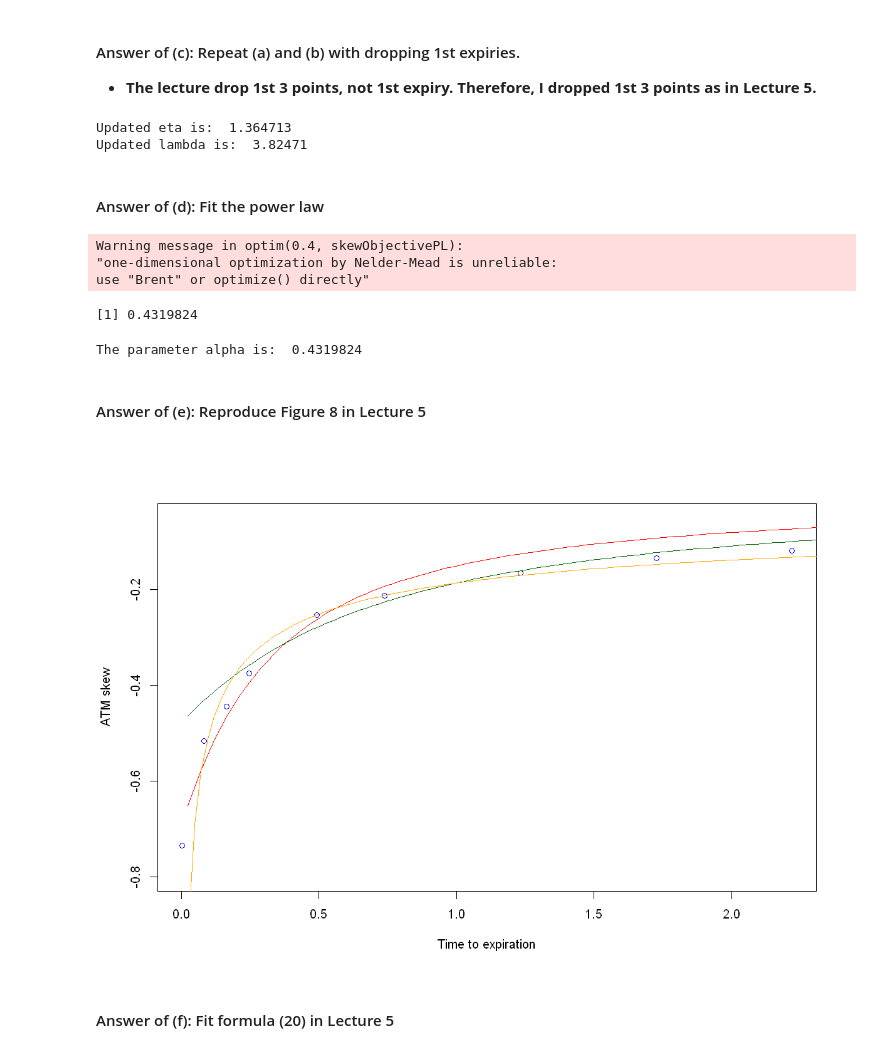
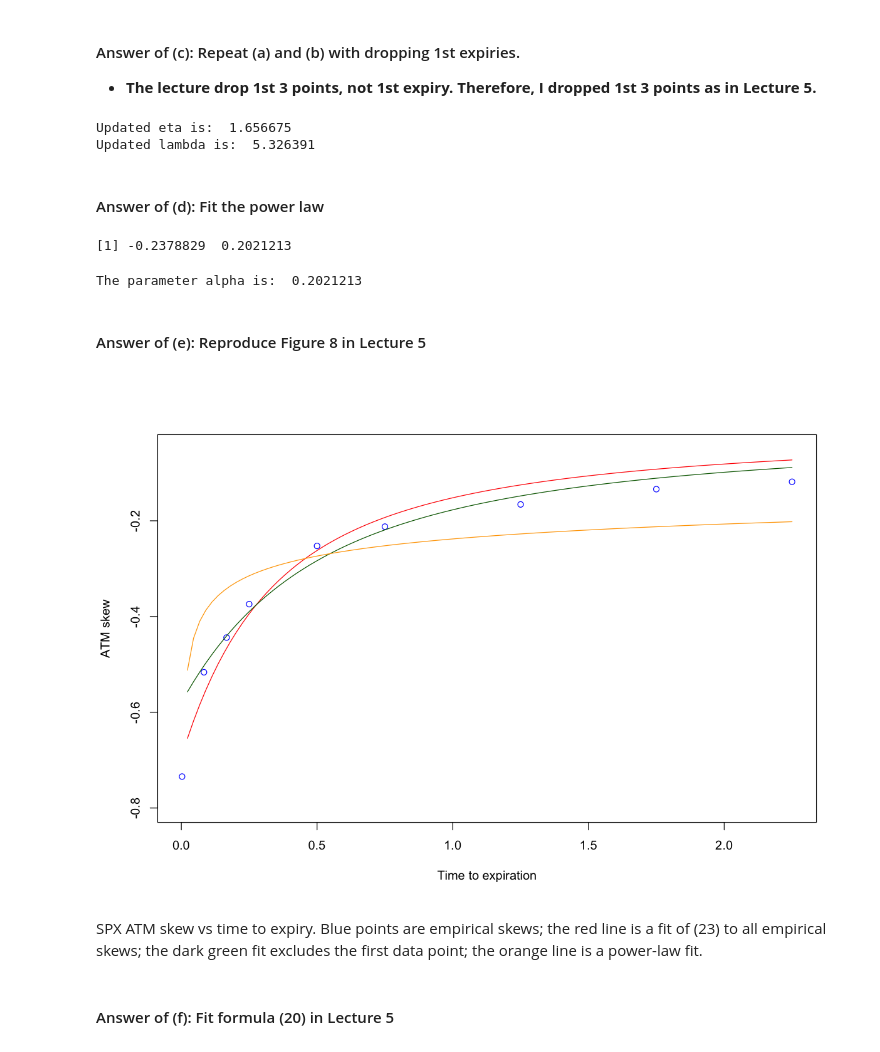
Before and after one commit to Jmaihuire/MTH9875_Volatility_Surface, a Jupyter notebook: HW/HW5/9875HW5_Hongchao_Pan.ipynb, the cells around one changed output. Saved outputs shown, nothing was run; the diff lists cells and outputs as text; code cells hidden in the pictures.

```diff
--- a/HW/HW5/9875HW5_Hongchao_Pan.ipynb
+++ b/HW/HW5/9875HW5_Hongchao_Pan.ipynb
@@ -314,7 +332,7 @@ Table 2: At-the-money SPX variance levels and variance skews as of 3pm on Septem
 # Retrive the data from Table 2
 atmSkews <- c(-0.7343,-0.5164,-0.4439,-0.3741,-0.2525,-0.2122,-0.1658,-0.1339,-0.1185)
 atmVars <- c(0.0494, 0.0831, 0.0841, 0.0825, 0.0786, 0.0761, 0.0728, 0.0699, 0.0692)
-texp <- c(1, 30, 60, 90, 180, 270, 450, 630, 810) / 365.0
+texp <- c(1/365.0, 1/12.0, 2/12.0, 3/12.0, 6/12.0, 9/12.0, 15/12.0, 21/12.0, 27/12.0)
 # %%
 # Leverage the code from Lecture #5
 skewHeston <- function(skewParams,texp)
@@ -388,11 +406,11 @@ Table 3: Heston fit to the SPX surface as of the close on September 15, 2005.
 
 * **The lecture drop 1st 3 points, not 1st expiry. Therefore, I dropped 1st 3 points as in Lecture 5.**
 # %%
-# Drop 1st 3 points
+# Drop 1st points
 skewObjective2 <- function(skewParams){
 
-    skewModel <- skewHeston(skewParams,texp[-(1:3)])
-    skewEmpirical <- atmSkews[-(1:3)]
+    skewModel <- skewHeston(skewParams,texp[-1])
+    skewEmpirical <- atmSkews[-1]
     obj <-sum((skewModel-skewEmpirical)^2)
     return(obj*1000000)
 
@@ -407,40 +425,44 @@ lambda2 <- fit2[2]
 cat("Updated eta is: ",eta2,"\n")
 cat("Updated lambda is: ",lambda2,"\n")
 # %% [output]
-Updated eta is:  1.364713
-Updated lambda is:  3.82471
+Updated eta is:  1.656675
+Updated lambda is:  5.326391
 # %% [markdown]
 #### Answer of (d): Fit the power law
 # %%
-skewObjectivePL <- function(alpha){
+skewObjectivePL <- function(PLParams){
+    A<-PLParams[1]
+    alpha<-PLParams[2]
 
-    skewModel <- atmSkews[5]*(texp[5]/texp[-1])^alpha
-    skewEmpirical <- atmSkews[-1]
+    skewModel <- A/(texp^alpha)
+    skewEmpirical <- atmSkews
     obj <-sum((skewModel-skewEmpirical)^2)
     return(obj*1000000)
 
     }
 
-resPL <- optim(.4,skewObjectivePL)
+resPL <- optim(c(-0.2,0.4),skewObjectivePL)
 (fitPL <- resPL$par)
 # %% [output]
-Warning message in optim(0.4, skewObjectivePL):
-"one-dimensional optimization by Nelder-Mead is unreliable:
-use "Brent" or optimize() directly"
+[1] -0.2378829  0.2021213
-[1] 0.4319824
 # %%
-cat("The parameter alpha is: ", fitPL,"\n")
+cat("The parameter alpha is: ", fitPL[2],"\n")
 # %% [output]
-The parameter alpha is:  0.4319824
+The parameter alpha is:  0.2021213
 # %% [markdown]
 #### Answer of (e): Reproduce Figure 8 in Lecture 5
 # %%
 plot(texp,atmSkews,col="blue",ylim=c(-.80,-.05),xlab="Time to expiration",ylab="ATM skew")
-curve(skewHeston(fit1,x),from=0,to=2.4,col="red",add=TRUE)
-curve(skewHeston(fit2,x),from=0,to=2.4,col="dark green",add=TRUE)
-curve(atmSkews[5]*(texp[5]/x)^fitPL,from=0,to=2.4,col="orange",add=TRUE)
+curve(skewHeston(fit1,x),from=0,to=27/12.0,col="red",add=TRUE)
+curve(skewHeston(fit2,x),from=0,to=27/12.0,col="dark green",add=TRUE)
+curve(fitPL[1]/(x^fitPL[2]),from=0,to=27/12.0,col="orange",add=TRUE)
 # %% [output]
-[figure, old version]
+[figure, new version]
+# %% [markdown]
+SPX ATM skew vs time to expiry. Blue points are empirical skews; the
+red line is a fit of (23) to all empirical skews; the dark
+green fit excludes the first data point; the orange line is a
+power-law fit.
 # %% [markdown]
 #### Answer of (f): Fit formula (20) in Lecture 5
 # %%
```
Also changed, not shown: parts of 15 cells of this notebook, 3 other files.
